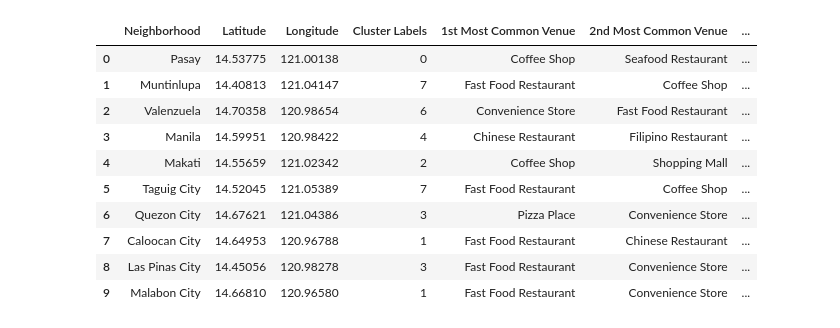
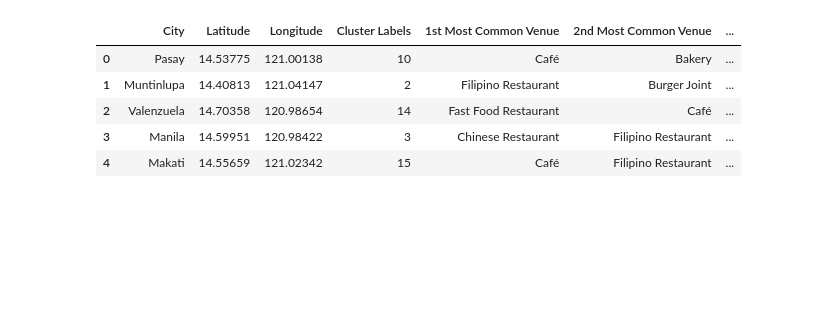
Before and after one commit to HermieDalay/Coursera_Capstone, a Jupyter notebook: Neighborhood_Manila.ipynb, the cells around one changed output. Cells and saved outputs as stored; diff of their text form; code cells hidden in the pictures; blank space fills up the shorter version.

```diff
--- a/Neighborhood_Manila.ipynb
+++ b/Neighborhood_Manila.ipynb
@@ -409,0 +317,6 @@ array([1, 3, 2, 1, 2, 4, 5, 7, 1, 5], dtype=int32)
+# %%
+# group by 'City', sum frequency for each category
+
+manila_grouped = manila_onehot.groupby('City').sum(axis=0).reset_index()
+
+manila_grouped.columns
@@ -409,0 +554,16 @@ array([1, 3, 2, 1, 2, 4, 5, 7, 1, 5], dtype=int32)
+# %%
+# set number of clusters
+# initially set kcluster to 16 to see clustering by city
+kclusters = 9
+
+manila_grouped_clustering = manila_grouped.drop('City', 1)
+
+# run k-means clustering
+kmeans = KMeans(n_clusters=kclusters, random_state=0).fit(manila_grouped_clustering)
+
+# check cluster labels generated for each row in the dataframe
+kmeans.labels_[0:10]
+
+# add clustering labels
+venues_cluster = manila_venues_sorted.copy()
+venues_cluster.insert(0, 'Cluster Labels', kmeans.labels_)
@@ -415 +595,8 @@ KMeans(algorithm='auto', copy_x=True, init='k-means++', max_iter=300,
     random_state=0, tol=0.0001, verbose=0)
+# %%
+manila_merged16 = manila_data
+
+# merge manila_grouped with manila_data to add latitude/longitude for each neighborhood
+manila_merged16 = manila_merged16.join(venues_cluster.set_index('City'), on='City')
+
+manila_merged16.head(16) # check the last columns!
@@ -416,24 +704,16 @@ KMeans(algorithm='auto', copy_x=True, init='k-means++', max_iter=300,
 # %%
-# add clustering labels
-neighborhoods_venues_sorted.insert(0, 'Cluster Labels', kmeans.labels_)
+manila_merged_new = manila_data
 
-manila_merged = manila_data
+# merge manila_grouped with manila_data to add latitude/longitude for each neighborhood
+manila_merged_new = manila_merged_new.join(venues_cluster.set_index('City'), on='City')
 
-# merge toronto_grouped with toronto_data to add latitude/longitude for each neighborhood
-manila_merged = manila_merged.join(neighborhoods_venues_sorted.set_index('Neighborhood'), on='Neighborhood')
-
-manila_merged.head(10) # check the last columns!
+manila_merged_new.head() # check the last columns!
 # %% [output]
-|  | Neighborhood | Latitude | Longitude | Cluster Labels | 1st Most Common Venue | 2nd Most Common Venue | ... |
-| 0 | Pasay | 14.53775 | 121.00138 | 0 | Coffee Shop | Seafood Restaurant | ... |
-| 1 | Muntinlupa | 14.40813 | 121.04147 | 7 | Fast Food Restaurant | Coffee Shop | ... |
-| 2 | Valenzuela | 14.70358 | 120.98654 | 6 | Convenience Store | Fast Food Restaurant | ... |
-| 3 | Manila | 14.59951 | 120.98422 | 4 | Chinese Restaurant | Filipino Restaurant | ... |
-| 4 | Makati | 14.55659 | 121.02342 | 2 | Coffee Shop | Shopping Mall | ... |
-| 5 | Taguig City | 14.52045 | 121.05389 | 7 | Fast Food Restaurant | Coffee Shop | ... |
-| 6 | Quezon City | 14.67621 | 121.04386 | 3 | Pizza Place | Convenience Store | ... |
-| 7 | Caloocan City | 14.64953 | 120.96788 | 1 | Fast Food Restaurant | Chinese Restaurant | ... |
-| 8 | Las Pinas City | 14.45056 | 120.98278 | 3 | Fast Food Restaurant | Convenience Store | ... |
-| 9 | Malabon City | 14.66810 | 120.96580 | 1 | Fast Food Restaurant | Convenience Store | ... |
+|  | City | Latitude | Longitude | Cluster Labels | 1st Most Common Venue | 2nd Most Common Venue | ... |
+| 0 | Pasay | 14.53775 | 121.00138 | 10 | Café | Bakery | ... |
+| 1 | Muntinlupa | 14.40813 | 121.04147 | 2 | Filipino Restaurant | Burger Joint | ... |
+| 2 | Valenzuela | 14.70358 | 120.98654 | 14 | Fast Food Restaurant | Café | ... |
+| 3 | Manila | 14.59951 | 120.98422 | 3 | Chinese Restaurant | Filipino Restaurant | ... |
+| 4 | Makati | 14.55659 | 121.02342 | 15 | Café | Filipino Restaurant | ... |
 # %%
 # create map
```
Also changed, not shown: parts of 79 cells of this notebook.
